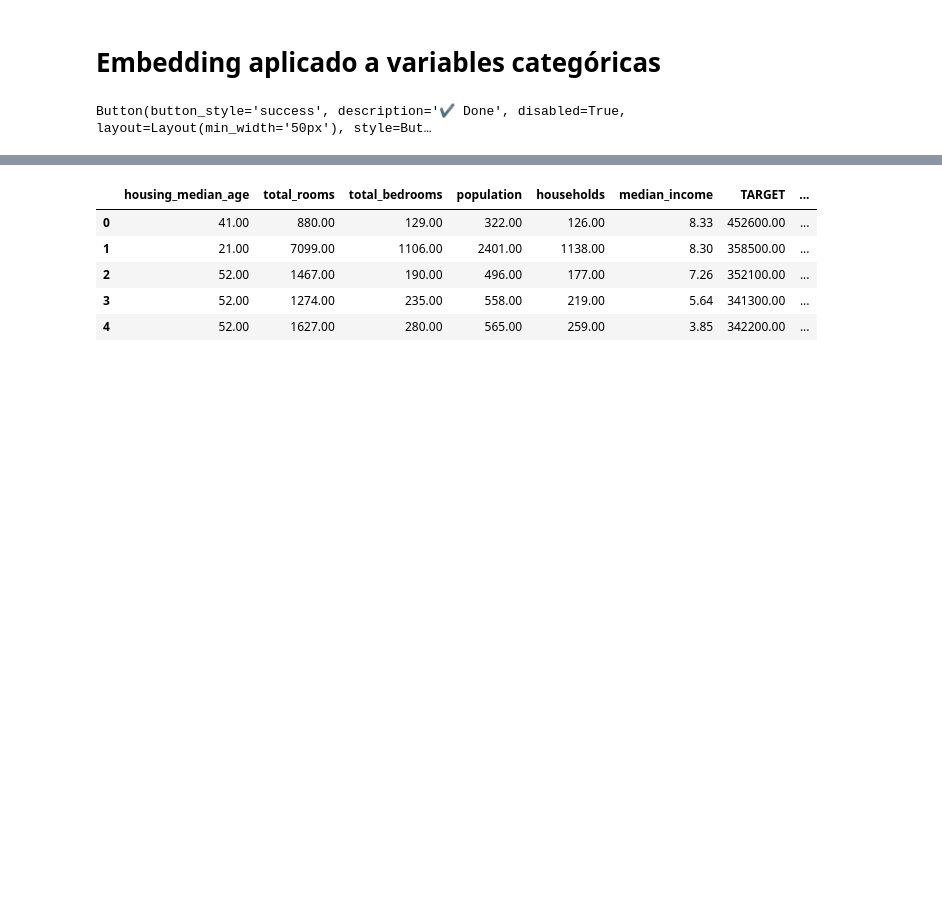
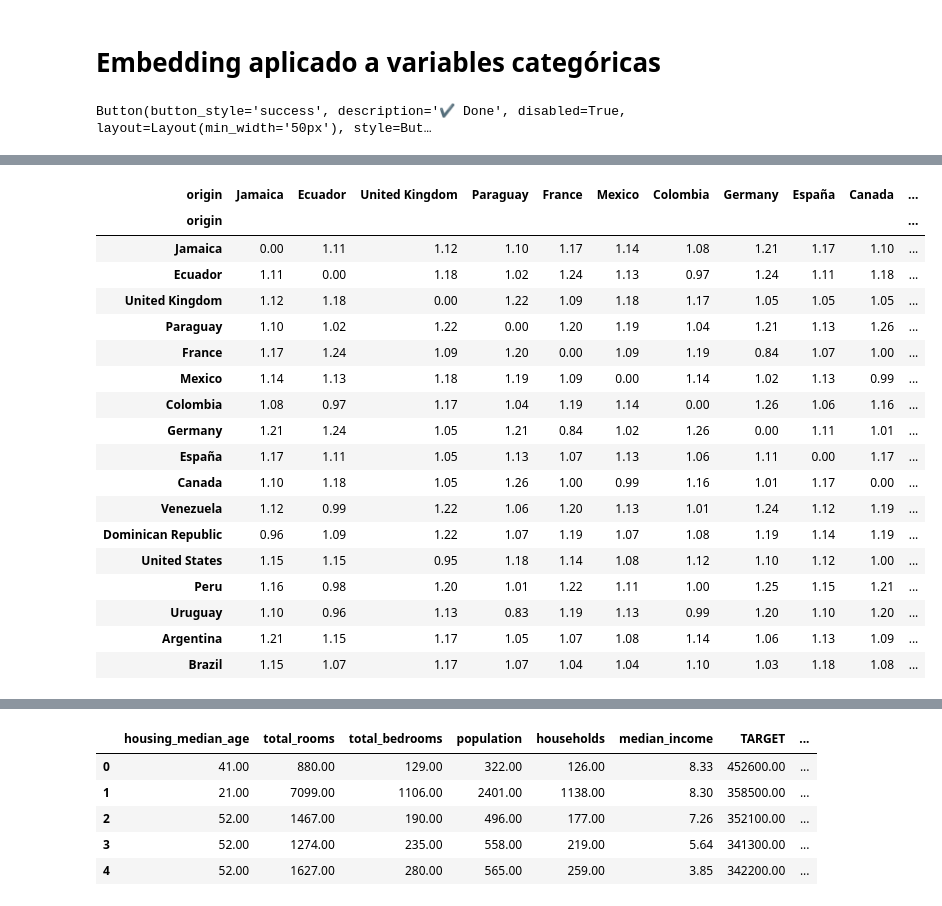
Before and after one commit to santhiperbolico/categorical_variables_treatment, a Jupyter notebook: embedding_aplicado_a_variables_categ_ricas.ipynb, the cells around one changed output, grey strips where cells are left out. Saved outputs shown, nothing was run; the diff lists cells and outputs as text; code cells hidden in the pictures; blank space fills up the shorter version.

```diff
--- a/embedding_aplicado_a_variables_categ_ricas.ipynb
+++ b/embedding_aplicado_a_variables_categ_ricas.ipynb
@@ -76,0 +267,5 @@ El conjunto de datos "Home Credit Default Risk" de Kaggle está diseñado para a
+# %%
+country = "Ecuador" #@param ["Jamaica", "Ecuador", "United Kingdom", "Paraguay", "France", "Mexico", "Colombia", "Germany", "España", "Canada", "Venezuela", "Dominican Republic", "United States", "Peru", "Uruguay", "Argentina", "Brazil"]
+
+df_distance_origins = pd.DataFrame(distance_origin, columns=df_origin.index, index=df_origin.index)
+display(df_distance_origins.sort_values(country)[[country]])
@@ -76,0 +292,23 @@ El conjunto de datos "Home Credit Default Risk" de Kaggle está diseñado para a
+# %%
+#@markdown La tabla completa de distancias
+display(df_distance_origins)
+# %% [output]
+| origin | Jamaica | Ecuador | United Kingdom | Paraguay | France | Mexico | Colombia | Germany | España | Canada | ... |
+| origin |  |  |  |  |  |  |  |  |  |  | ... |
+| Jamaica | 0.00 | 1.11 | 1.12 | 1.10 | 1.17 | 1.14 | 1.08 | 1.21 | 1.17 | 1.10 | ... |
+| Ecuador | 1.11 | 0.00 | 1.18 | 1.02 | 1.24 | 1.13 | 0.97 | 1.24 | 1.11 | 1.18 | ... |
+| United Kingdom | 1.12 | 1.18 | 0.00 | 1.22 | 1.09 | 1.18 | 1.17 | 1.05 | 1.05 | 1.05 | ... |
+| Paraguay | 1.10 | 1.02 | 1.22 | 0.00 | 1.20 | 1.19 | 1.04 | 1.21 | 1.13 | 1.26 | ... |
+| France | 1.17 | 1.24 | 1.09 | 1.20 | 0.00 | 1.09 | 1.19 | 0.84 | 1.07 | 1.00 | ... |
+| Mexico | 1.14 | 1.13 | 1.18 | 1.19 | 1.09 | 0.00 | 1.14 | 1.02 | 1.13 | 0.99 | ... |
+| Colombia | 1.08 | 0.97 | 1.17 | 1.04 | 1.19 | 1.14 | 0.00 | 1.26 | 1.06 | 1.16 | ... |
+| Germany | 1.21 | 1.24 | 1.05 | 1.21 | 0.84 | 1.02 | 1.26 | 0.00 | 1.11 | 1.01 | ... |
+| España | 1.17 | 1.11 | 1.05 | 1.13 | 1.07 | 1.13 | 1.06 | 1.11 | 0.00 | 1.17 | ... |
+| Canada | 1.10 | 1.18 | 1.05 | 1.26 | 1.00 | 0.99 | 1.16 | 1.01 | 1.17 | 0.00 | ... |
+| Venezuela | 1.12 | 0.99 | 1.22 | 1.06 | 1.20 | 1.13 | 1.01 | 1.24 | 1.12 | 1.19 | ... |
+| Dominican Republic | 0.96 | 1.09 | 1.22 | 1.07 | 1.19 | 1.07 | 1.08 | 1.19 | 1.14 | 1.19 | ... |
+| United States | 1.15 | 1.15 | 0.95 | 1.18 | 1.14 | 1.08 | 1.12 | 1.10 | 1.12 | 1.00 | ... |
+| Peru | 1.16 | 0.98 | 1.20 | 1.01 | 1.22 | 1.11 | 1.00 | 1.25 | 1.15 | 1.21 | ... |
+| Uruguay | 1.10 | 0.96 | 1.13 | 0.83 | 1.19 | 1.13 | 0.99 | 1.20 | 1.10 | 1.20 | ... |
+| Argentina | 1.21 | 1.15 | 1.17 | 1.05 | 1.07 | 1.08 | 1.14 | 1.06 | 1.13 | 1.09 | ... |
+| Brazil | 1.15 | 1.07 | 1.17 | 1.07 | 1.04 | 1.04 | 1.10 | 1.03 | 1.18 | 1.08 | ... |
```
Also changed, not shown: parts of 11 cells of this notebook.
